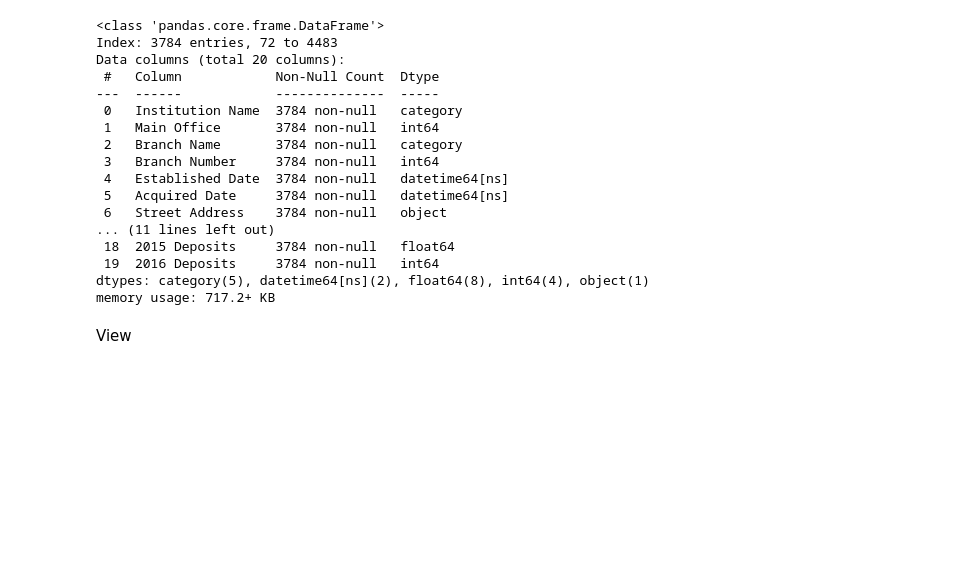
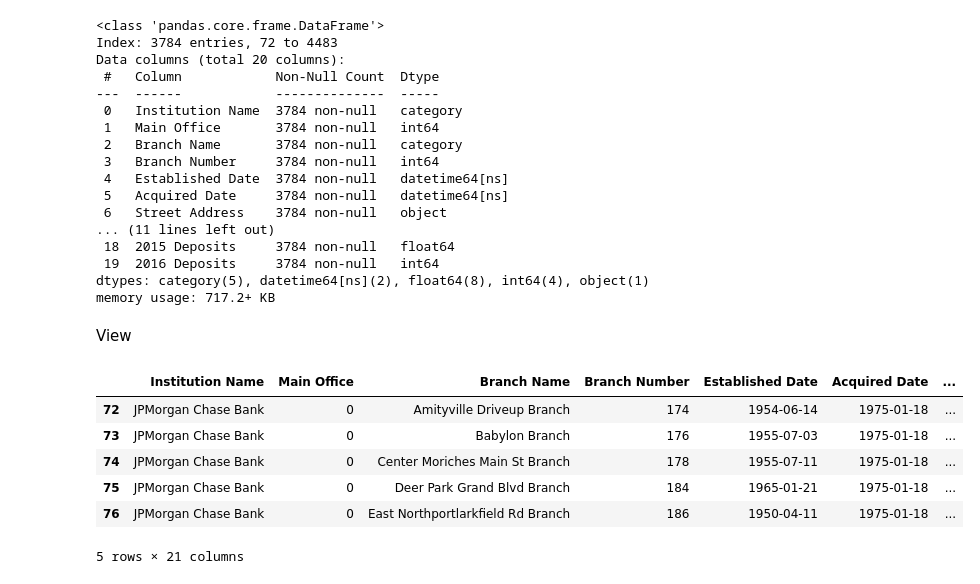
Before and after one commit to KeigoDev/Python-Cleaning-Visualization-JPChase, a Jupyter notebook: Data Cleaning.ipynb, the cells around one changed output. Saved outputs shown, nothing was run; the diff lists cells and outputs as text; code cells hidden in the pictures; blank space fills up the shorter version.

```diff
--- a/Data Cleaning.ipynb
+++ b/Data Cleaning.ipynb
@@ -117,3 +117,15 @@ dtypes: category(5), datetime64[ns](2), float64(8), int64(4), object(1)
 memory usage: 717.2+ KB
 # %% [markdown]
 View
+# %%
+#Branch Age (from Established Date)
+Chase['Branch_Age'] = 2016 - Chase['Established Date'].dt.year
+Chase.head()
+# %% [output]
+|  | Institution Name | Main Office | Branch Name | Branch Number | Established Date | Acquired Date | ... |
+| 72 | JPMorgan Chase Bank | 0 | Amityville Driveup Branch | 174 | 1954-06-14 | 1975-01-18 | ... |
+| 73 | JPMorgan Chase Bank | 0 | Babylon Branch | 176 | 1955-07-03 | 1975-01-18 | ... |
+| 74 | JPMorgan Chase Bank | 0 | Center Moriches Main St Branch | 178 | 1955-07-11 | 1975-01-18 | ... |
+| 75 | JPMorgan Chase Bank | 0 | Deer Park Grand Blvd Branch | 184 | 1965-01-21 | 1975-01-18 | ... |
+| 76 | JPMorgan Chase Bank | 0 | East Northportlarkfield Rd Branch | 186 | 1950-04-11 | 1975-01-18 | ... |
+5 rows × 21 columns
```
Also changed, not shown: parts of 22 cells of this notebook.
